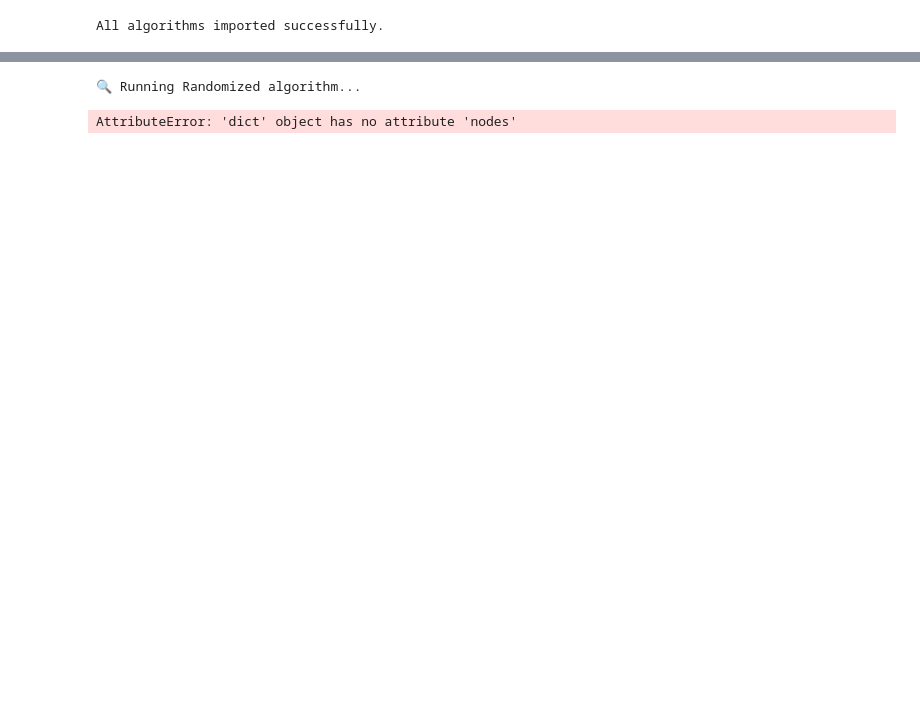
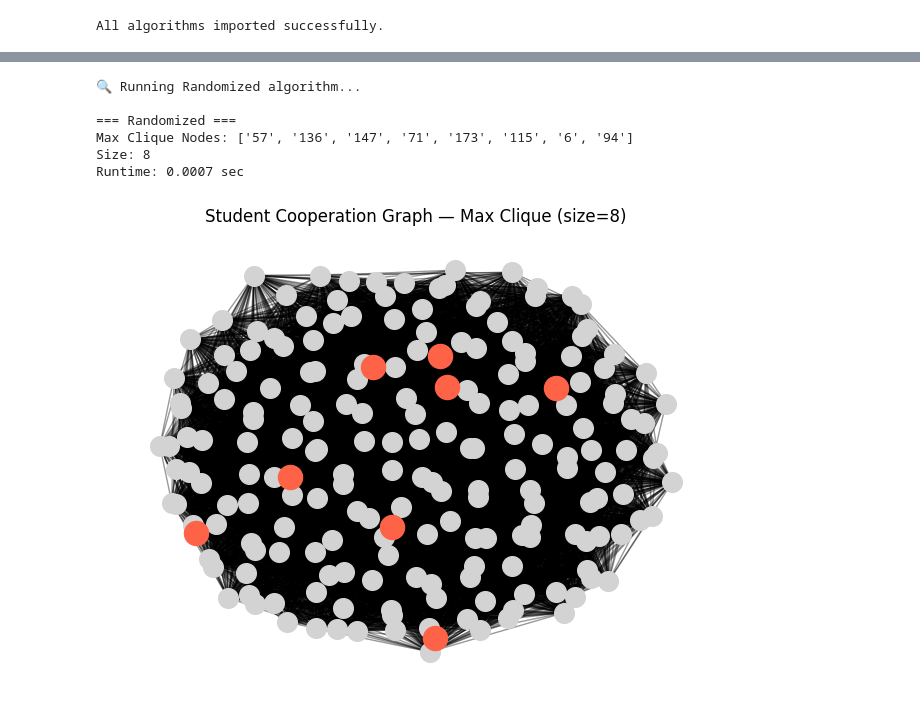
Before and after one commit to NehaP1706/MaximumClique, a Jupyter notebook: experiments/small_graphs.ipynb, the cells around one changed output, grey strips where cells are left out. Drawn from its saved outputs; the diff is of its cells as text; code cells hidden in the pictures; blank space fills up the shorter version.

```diff
--- a/experiments/small_graphs.ipynb
+++ b/experiments/small_graphs.ipynb
@@ -120,35 +131,40 @@ plt.show()
 # %%
 # randomized
 print("\n🔍 Running Randomized algorithm...\n")
 
 start = time.time()
-max_clique = randomized_max_clique(G_dict)
+size, max_clique, _ = randomized_max_clique(G_dict, restarts=10)
 end = time.time()
 
 print("=== Randomized ===")
 print(f"Max Clique Nodes: {max_clique}")
 print(f"Size: {len(max_clique)}")
 print(f"Runtime: {end - start:.4f} sec\n")
 
 # --- Step 5: Visualization (optional, small graphs only) ---
 # Since student-cooperation has only ~185 nodes, visualization is possible
 G_nx = nx.Graph()
 for node, nbrs in G_dict.items():
     for nbr in nbrs:
         G_nx.add_edge(node, nbr)
 
 pos = nx.spring_layout(G_nx, seed=42)
 
 plt.figure(figsize=(8, 6))
 nx.draw_networkx_nodes(G_nx, pos, node_color="lightgray", node_size=200)
 nx.draw_networkx_edges(G_nx, pos, alpha=0.4)
 nx.draw_networkx_nodes(G_nx, pos, nodelist=max_clique, node_color="tomato", node_size=300)
 plt.title(f"Student Cooperation Graph — Max Clique (size={len(max_clique)})")
 plt.axis("off")
 plt.show()
 # %% [output]
 🔍 Running Randomized algorithm...
+
+=== Randomized ===
+Max Clique Nodes: ['57', '136', '147', '71', '173', '115', '6', '94']
+Size: 8
+Runtime: 0.0007 sec
-AttributeError: 'dict' object has no attribute 'nodes'
+[figure, added]
 # %%
 # local_random
 # %%
```
Also changed, not shown: parts of 4 cells of this notebook, 2 other files.
